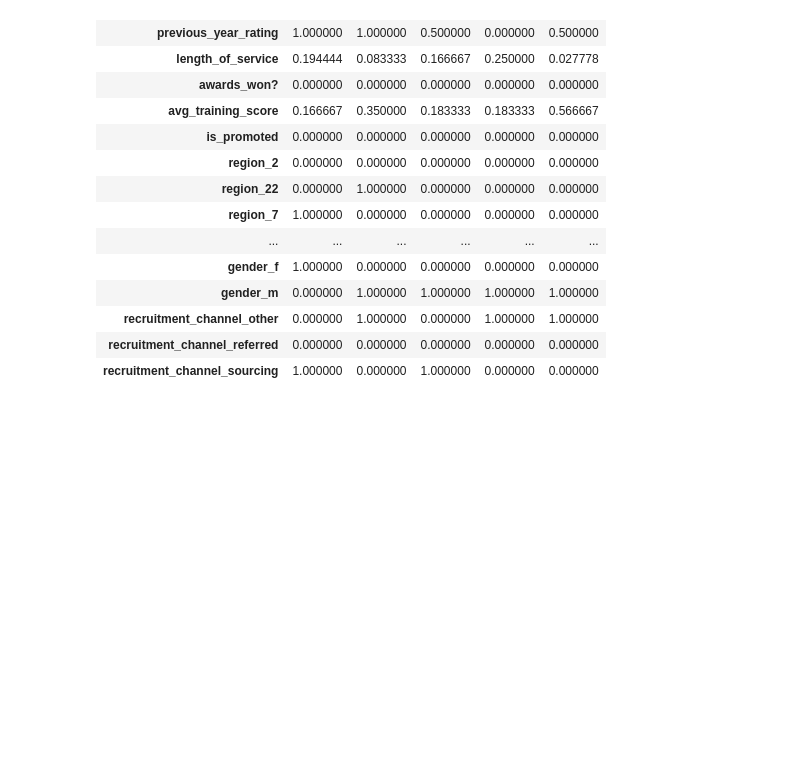
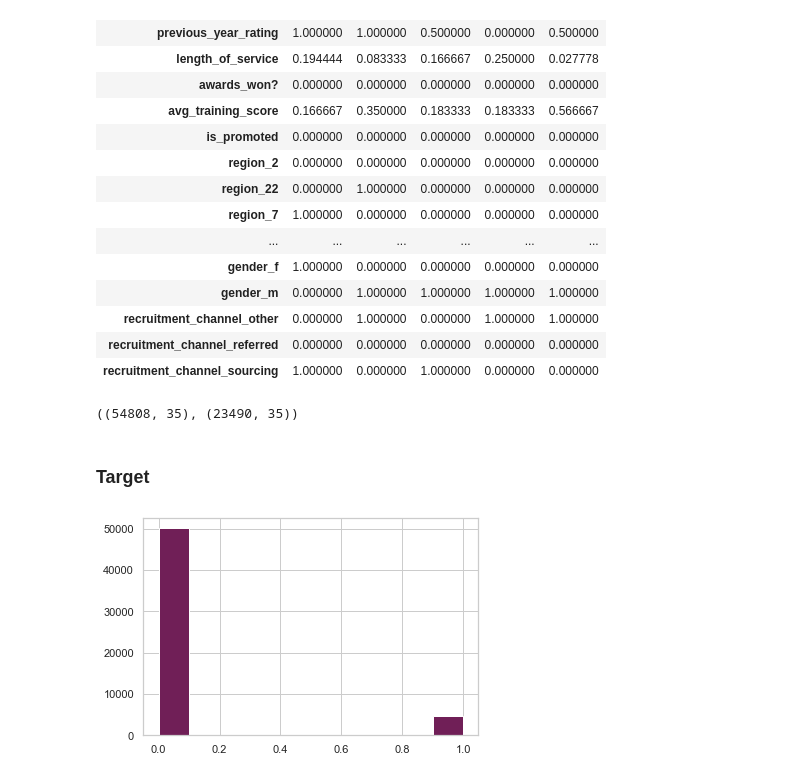
Before and after one commit to raquelcreis/hr_analytics, a Jupyter notebook: notebook.ipynb, the cells around one changed output. Cells and saved outputs as stored; diff of their text form; code cells hidden in the pictures; blank space fills up the shorter version.

```diff
--- a/notebook.ipynb
+++ b/notebook.ipynb
@@ -332,3 +332,14 @@ df.head().T
 | recruitment_channel_sourcing | 1.000000 | 0.000000 | 1.000000 | 0.000000 | 0.000000 |
 # %%
 #separate train and test datasets
+train, test = df[~df['is_promoted'].isnull()], df[df['is_promoted'].isnull()]
+train.shape, test.shape
+# %% [output]
+((54808, 35), (23490, 35))
+# %% [markdown]
+### Target
+# %%
+train.is_promoted.hist(color='#701F57')
+plt.show()
+# %% [output]
+[figure, added]
```
